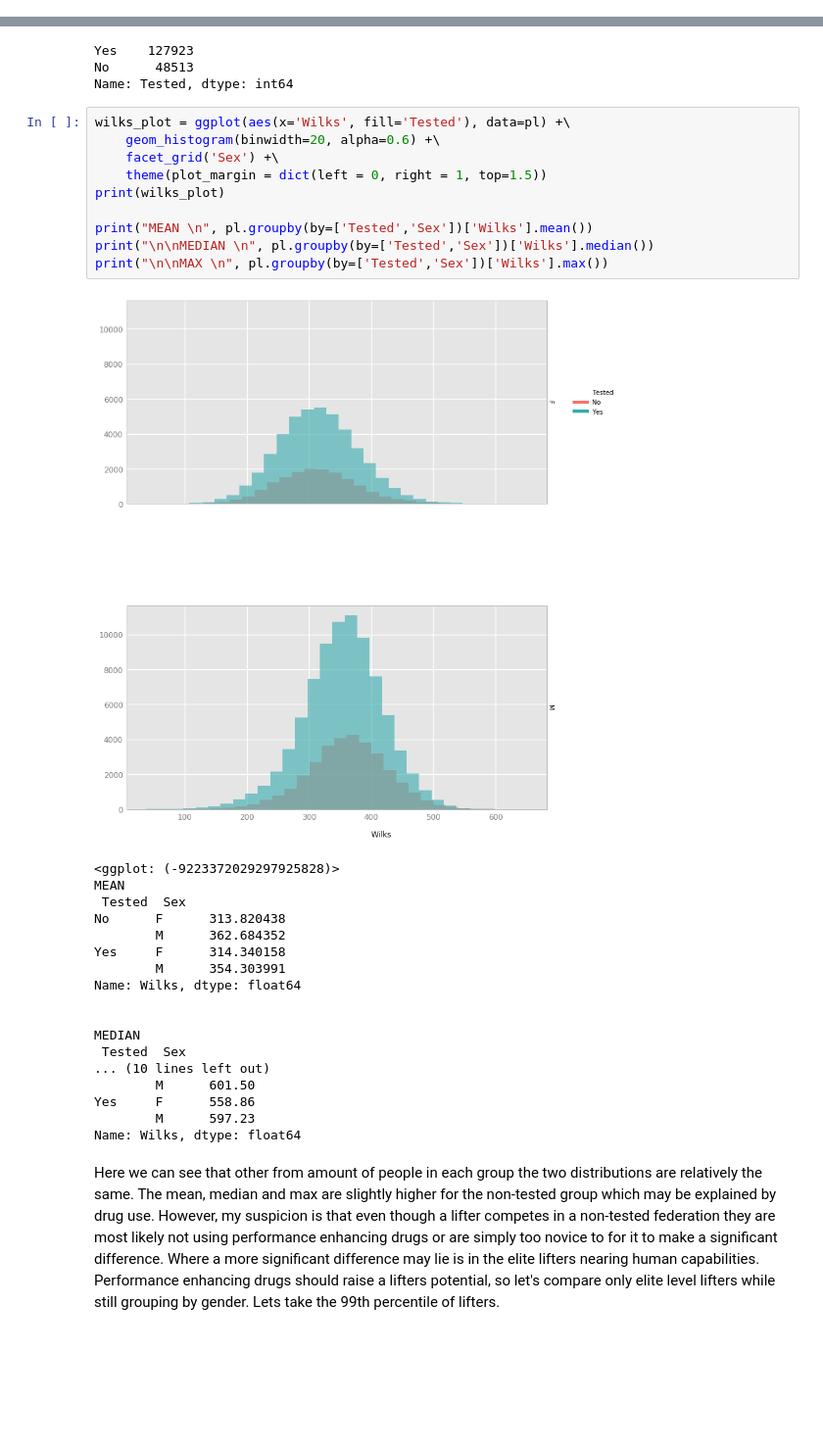
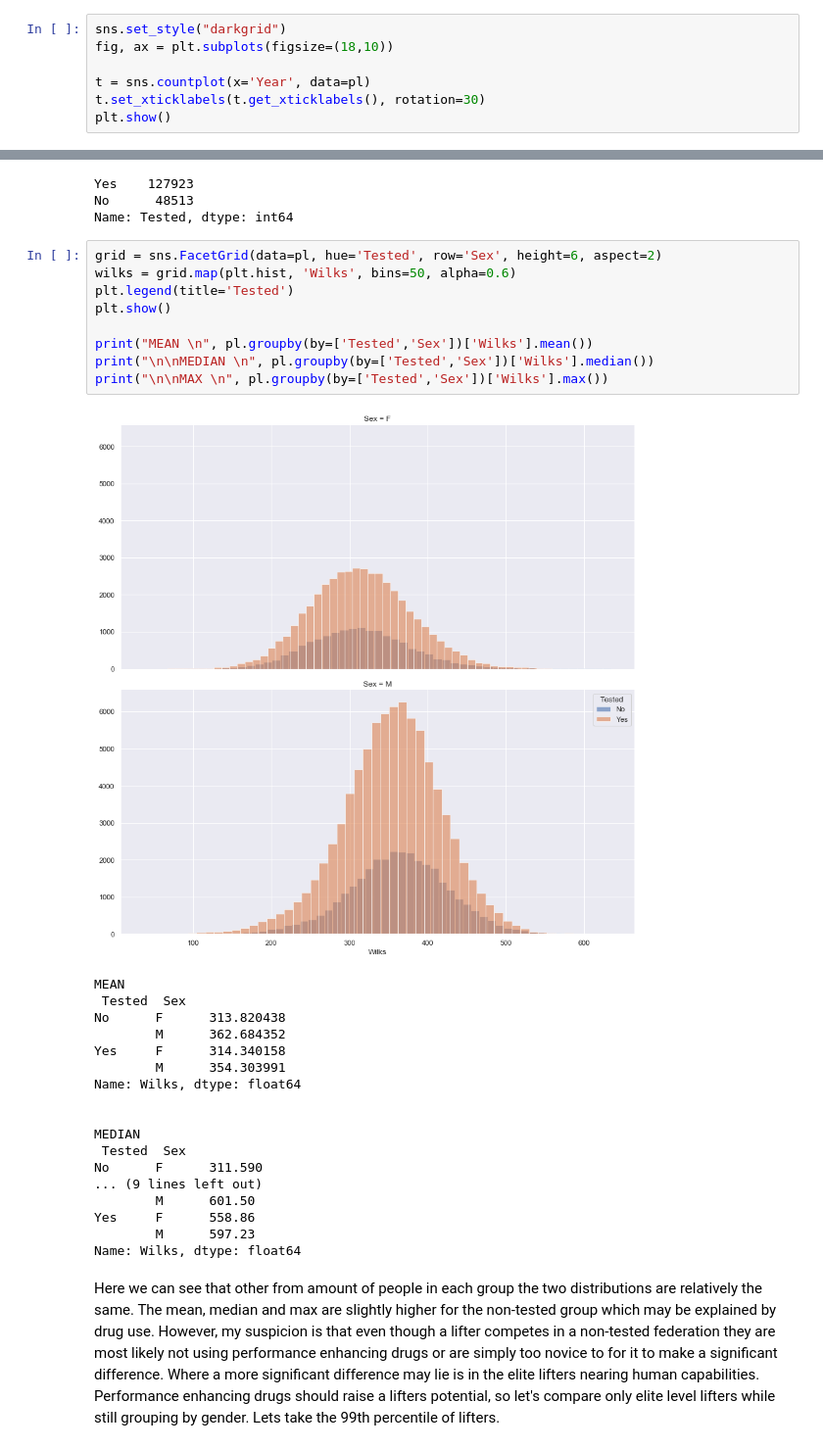
Before and after one commit to ParkerRam/Powerlifting-Analysis, a Jupyter notebook: pl_analysis.ipynb, the cells around one changed output, grey strips where cells are left out. Shown: that part at 98% size. Saved outputs shown, nothing was run; the diff lists cells and outputs as text; blank space fills up the shorter version.

```diff
--- a/pl_analysis.ipynb
+++ b/pl_analysis.ipynb
@@ -104,0 +90,7 @@ print(time_plot)
+# %%
+sns.set_style("darkgrid")
+fig, ax = plt.subplots(figsize=(18,10))
+
+t = sns.countplot(x='Year', data=pl)
+t.set_xticklabels(t.get_xticklabels(), rotation=30)
+plt.show()
@@ -117,18 +111,16 @@ Yes    127923
 No      48513
 Name: Tested, dtype: int64
 # %%
-wilks_plot = ggplot(aes(x='Wilks', fill='Tested'), data=pl) +\
-    geom_histogram(binwidth=20, alpha=0.6) +\
-    facet_grid('Sex') +\
-    theme(plot_margin = dict(left = 0, right = 1, top=1.5))
-print(wilks_plot)
+grid = sns.FacetGrid(data=pl, hue='Tested', row='Sex', height=6, aspect=2)
+wilks = grid.map(plt.hist, 'Wilks', bins=50, alpha=0.6)
+plt.legend(title='Tested')
+plt.show()
 
 print("MEAN \n", pl.groupby(by=['Tested','Sex'])['Wilks'].mean())
 print("\n\nMEDIAN \n", pl.groupby(by=['Tested','Sex'])['Wilks'].median())
 print("\n\nMAX \n", pl.groupby(by=['Tested','Sex'])['Wilks'].max())
 # %% [output]
-[figure, old version]
+[figure, new version]
-<ggplot: (-9223372029297925828)>
 MEAN
  Tested  Sex
 No      F      313.820438
@@ -140,7 +132,8 @@ Name: Wilks, dtype: float64
 
 MEDIAN
  Tested  Sex
-... (10 lines left out)
+No      F      311.590
+... (9 lines left out)
         M      601.50
 Yes     F      558.86
         M      597.23
```
Also changed, not shown: parts of 12 cells of this notebook.
